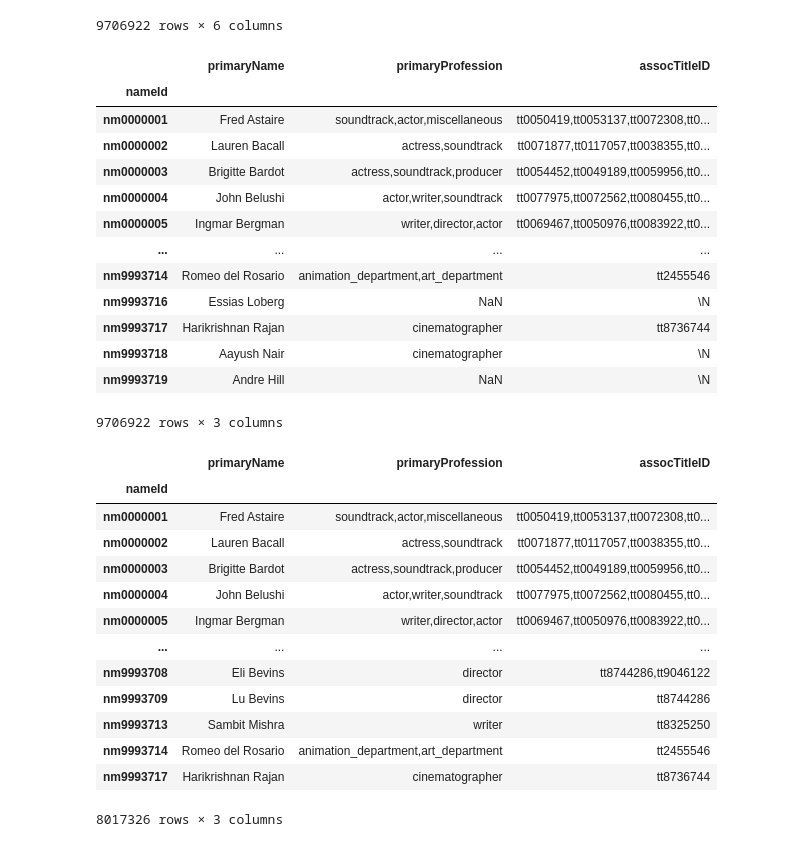
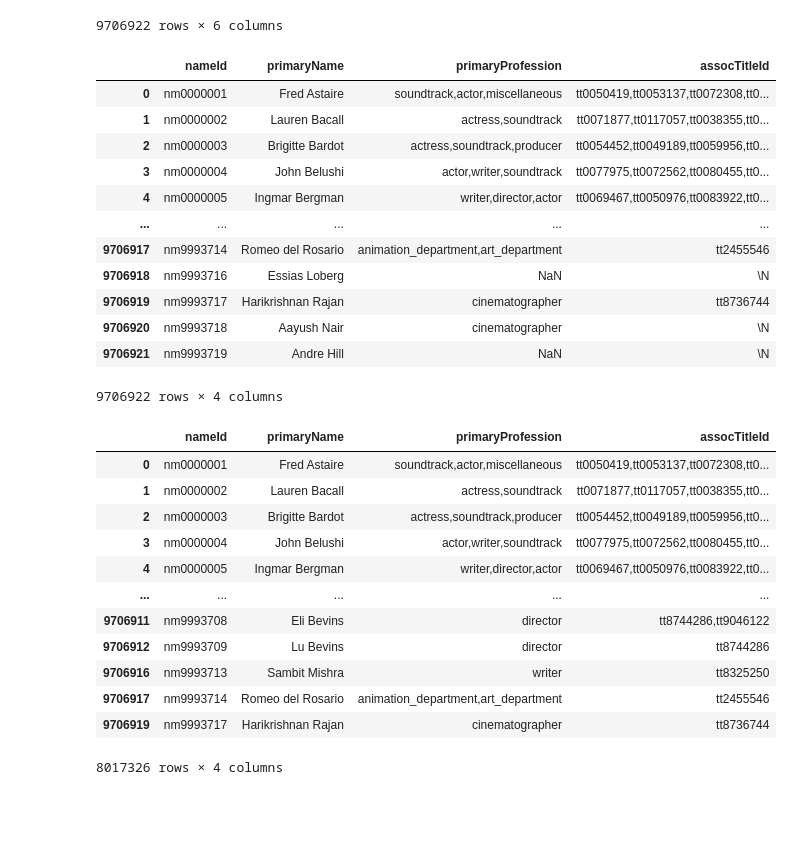
Before and after one commit to MichelleLucio/project_etl, a Jupyter notebook: read TSV.ipynb, the cells around one changed output. Cells and saved outputs as stored; diff of their text form; code cells hidden in the pictures; blank space fills up the shorter version.

```diff
--- a/read TSV.ipynb
+++ b/read TSV.ipynb
@@ -204,29 +180,28 @@ name_basics_df
 # %%
 ##Rename columns
 name_basics_df = name_basics_df.rename(columns={"nconst":"nameId","knownForTitles":"assocTitleId"})
 
 ##Drop unnecessary columns (ordering)
 name_basics_df = name_basics_df.drop(['birthYear','deathYear'], axis=1)
 
 #title_basics_clean.drop_index
-name_basics_df = name_basics_df.set_index(["nameId"])
+#name_basics_df = name_basics_df.set_index(["nameId"])
 
 name_basics_df
 # %% [output]
-|  | primaryName | primaryProfession | assocTitleID |
-| nameId |  |  |  |
-| nm0000001 | Fred Astaire | soundtrack,actor,miscellaneous | tt0050419,tt0053137,tt0072308,tt0... |
-| nm0000002 | Lauren Bacall | actress,soundtrack | tt0071877,tt0117057,tt0038355,tt0... |
-| nm0000003 | Brigitte Bardot | actress,soundtrack,producer | tt0054452,tt0049189,tt0059956,tt0... |
-| nm0000004 | John Belushi | actor,writer,soundtrack | tt0077975,tt0072562,tt0080455,tt0... |
-| nm0000005 | Ingmar Bergman | writer,director,actor | tt0069467,tt0050976,tt0083922,tt0... |
-| ... | ... | ... | ... |
-| nm9993714 | Romeo del Rosario | animation_department,art_department | tt2455546 |
-| nm9993716 | Essias Loberg | NaN | \N |
-| nm9993717 | Harikrishnan Rajan | cinematographer | tt8736744 |
-| nm9993718 | Aayush Nair | cinematographer | \N |
-| nm9993719 | Andre Hill | NaN | \N |
+|  | nameId | primaryName | primaryProfession | assocTitleId |
+| 0 | nm0000001 | Fred Astaire | soundtrack,actor,miscellaneous | tt0050419,tt0053137,tt0072308,tt0... |
+| 1 | nm0000002 | Lauren Bacall | actress,soundtrack | tt0071877,tt0117057,tt0038355,tt0... |
+| 2 | nm0000003 | Brigitte Bardot | actress,soundtrack,producer | tt0054452,tt0049189,tt0059956,tt0... |
+| 3 | nm0000004 | John Belushi | actor,writer,soundtrack | tt0077975,tt0072562,tt0080455,tt0... |
+| 4 | nm0000005 | Ingmar Bergman | writer,director,actor | tt0069467,tt0050976,tt0083922,tt0... |
+| ... | ... | ... | ... | ... |
+| 9706917 | nm9993714 | Romeo del Rosario | animation_department,art_department | tt2455546 |
+| 9706918 | nm9993716 | Essias Loberg | NaN | \N |
+| 9706919 | nm9993717 | Harikrishnan Rajan | cinematographer | tt8736744 |
+| 9706920 | nm9993718 | Aayush Nair | cinematographer | \N |
+| 9706921 | nm9993719 | Andre Hill | NaN | \N |
-9706922 rows × 3 columns
+9706922 rows × 4 columns
 # %%
 #Replace \N w/ N\A
 name_basics_df = name_basics_df.replace('\\N', 'N\A')
@@ -236,17 +211,16 @@ name_basics_df = name_basics_df.loc[name_basics_df['assocTitleId']!='N\A']
 
 name_basics_df
 # %% [output]
-|  | primaryName | primaryProfession | assocTitleID |
-| nameId |  |  |  |
-| nm0000001 | Fred Astaire | soundtrack,actor,miscellaneous | tt0050419,tt0053137,tt0072308,tt0... |
-| nm0000002 | Lauren Bacall | actress,soundtrack | tt0071877,tt0117057,tt0038355,tt0... |
-| nm0000003 | Brigitte Bardot | actress,soundtrack,producer | tt0054452,tt0049189,tt0059956,tt0... |
-| nm0000004 | John Belushi | actor,writer,soundtrack | tt0077975,tt0072562,tt0080455,tt0... |
-| nm0000005 | Ingmar Bergman | writer,director,actor | tt0069467,tt0050976,tt0083922,tt0... |
-| ... | ... | ... | ... |
-| nm9993708 | Eli Bevins | director | tt8744286,tt9046122 |
-| nm9993709 | Lu Bevins | director | tt8744286 |
-| nm9993713 | Sambit Mishra | writer | tt8325250 |
-| nm9993714 | Romeo del Rosario | animation_department,art_department | tt2455546 |
-| nm9993717 | Harikrishnan Rajan | cinematographer | tt8736744 |
+|  | nameId | primaryName | primaryProfession | assocTitleId |
+| 0 | nm0000001 | Fred Astaire | soundtrack,actor,miscellaneous | tt0050419,tt0053137,tt0072308,tt0... |
+| 1 | nm0000002 | Lauren Bacall | actress,soundtrack | tt0071877,tt0117057,tt0038355,tt0... |
+| 2 | nm0000003 | Brigitte Bardot | actress,soundtrack,producer | tt0054452,tt0049189,tt0059956,tt0... |
+| 3 | nm0000004 | John Belushi | actor,writer,soundtrack | tt0077975,tt0072562,tt0080455,tt0... |
+| 4 | nm0000005 | Ingmar Bergman | writer,director,actor | tt0069467,tt0050976,tt0083922,tt0... |
+| ... | ... | ... | ... | ... |
+| 9706911 | nm9993708 | Eli Bevins | director | tt8744286,tt9046122 |
+| 9706912 | nm9993709 | Lu Bevins | director | tt8744286 |
+| 9706916 | nm9993713 | Sambit Mishra | writer | tt8325250 |
+| 9706917 | nm9993714 | Romeo del Rosario | animation_department,art_department | tt2455546 |
+| 9706919 | nm9993717 | Harikrishnan Rajan | cinematographer | tt8736744 |
-8017326 rows × 3 columns
+8017326 rows × 4 columns
```
Also changed, not shown: parts of 20 cells of this notebook.
